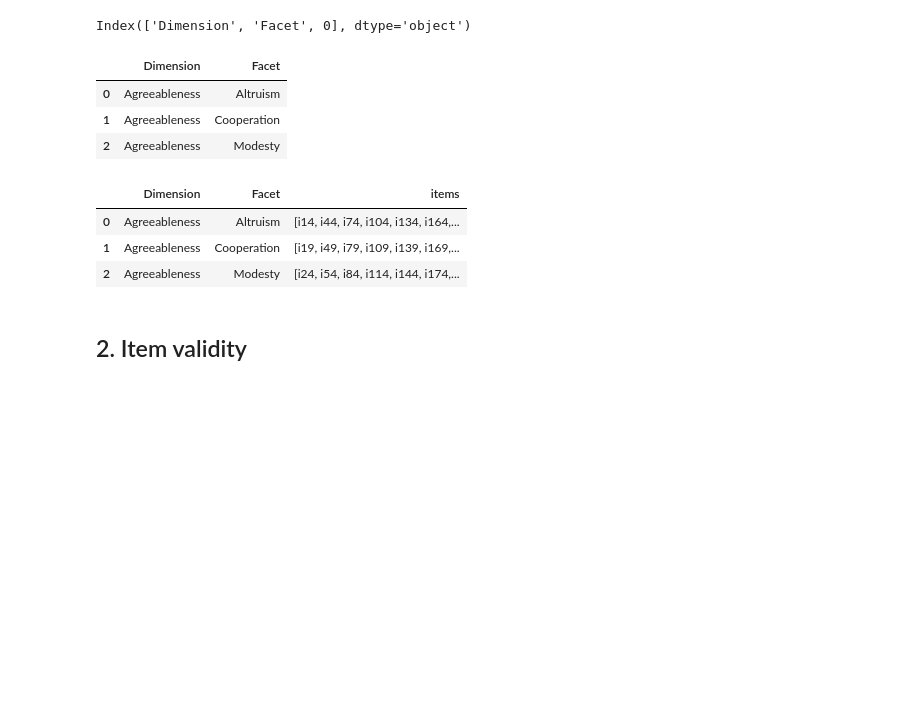
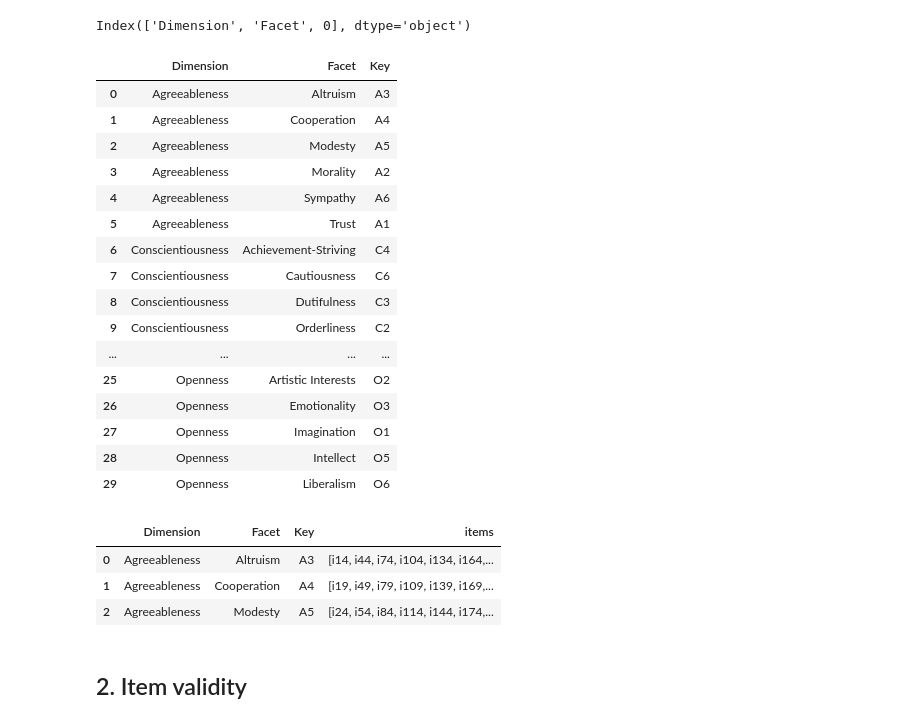
Before and after one commit to AnaSenso/DM0320-final-project, a Jupyter notebook: Data analisis.ipynb, the cells around one changed output. Drawn from its saved outputs; the diff is of its cells as text; code cells hidden in the pictures; blank space fills up the shorter version.

```diff
--- a/Data analisis.ipynb
+++ b/Data analisis.ipynb
@@ -91,13 +116,26 @@ ddf.groupby(['Dimension', 'Facet']).size().reset_index().columns
 # %% [output]
 Index(['Dimension', 'Facet', 0], dtype='object')
 # %%
-facet_data = ddf.groupby(['Dimension', 'Facet']).size().reset_index().drop(columns = [0])
-facet_data.head(3)
+facet_data = ddf.groupby(['Dimension', 'Facet','Key']).size().reset_index().drop(columns = [0])
+facet_data
 # %% [output]
-|  | Dimension | Facet |
-| 0 | Agreeableness | Altruism |
-| 1 | Agreeableness | Cooperation |
-| 2 | Agreeableness | Modesty |
+|  | Dimension | Facet | Key |
+| 0 | Agreeableness | Altruism | A3 |
+| 1 | Agreeableness | Cooperation | A4 |
+| 2 | Agreeableness | Modesty | A5 |
+| 3 | Agreeableness | Morality | A2 |
+| 4 | Agreeableness | Sympathy | A6 |
+| 5 | Agreeableness | Trust | A1 |
+| 6 | Conscientiousness | Achievement-Striving | C4 |
+| 7 | Conscientiousness | Cautiousness | C6 |
+| 8 | Conscientiousness | Dutifulness | C3 |
+| 9 | Conscientiousness | Orderliness | C2 |
+| ... | ... | ... | ... |
+| 25 | Openness | Artistic Interests | O2 |
+| 26 | Openness | Emotionality | O3 |
+| 27 | Openness | Imagination | O1 |
+| 28 | Openness | Intellect | O5 |
+| 29 | Openness | Liberalism | O6 |
 # %%
 def item(it):
     return ['i'+str(e+1) for e in list(ddf[ddf['Facet'].str.match(it)].index)]
@@ -105,7 +143,7 @@ def item(it):
 facet_data['items'] = facet_data['Facet'].apply(item)
 facet_data.head(3)
 # %% [output]
-|  | Dimension | Facet | items |
-| 0 | Agreeableness | Altruism | [i14, i44, i74, i104, i134, i164,... |
-| 1 | Agreeableness | Cooperation | [i19, i49, i79, i109, i139, i169,... |
-| 2 | Agreeableness | Modesty | [i24, i54, i84, i114, i144, i174,... |
+|  | Dimension | Facet | Key | items |
+| 0 | Agreeableness | Altruism | A3 | [i14, i44, i74, i104, i134, i164,... |
+| 1 | Agreeableness | Cooperation | A4 | [i19, i49, i79, i109, i139, i169,... |
+| 2 | Agreeableness | Modesty | A5 | [i24, i54, i84, i114, i144, i174,... |
```
Also changed, not shown: parts of 18 cells of this notebook, 1 other file.
